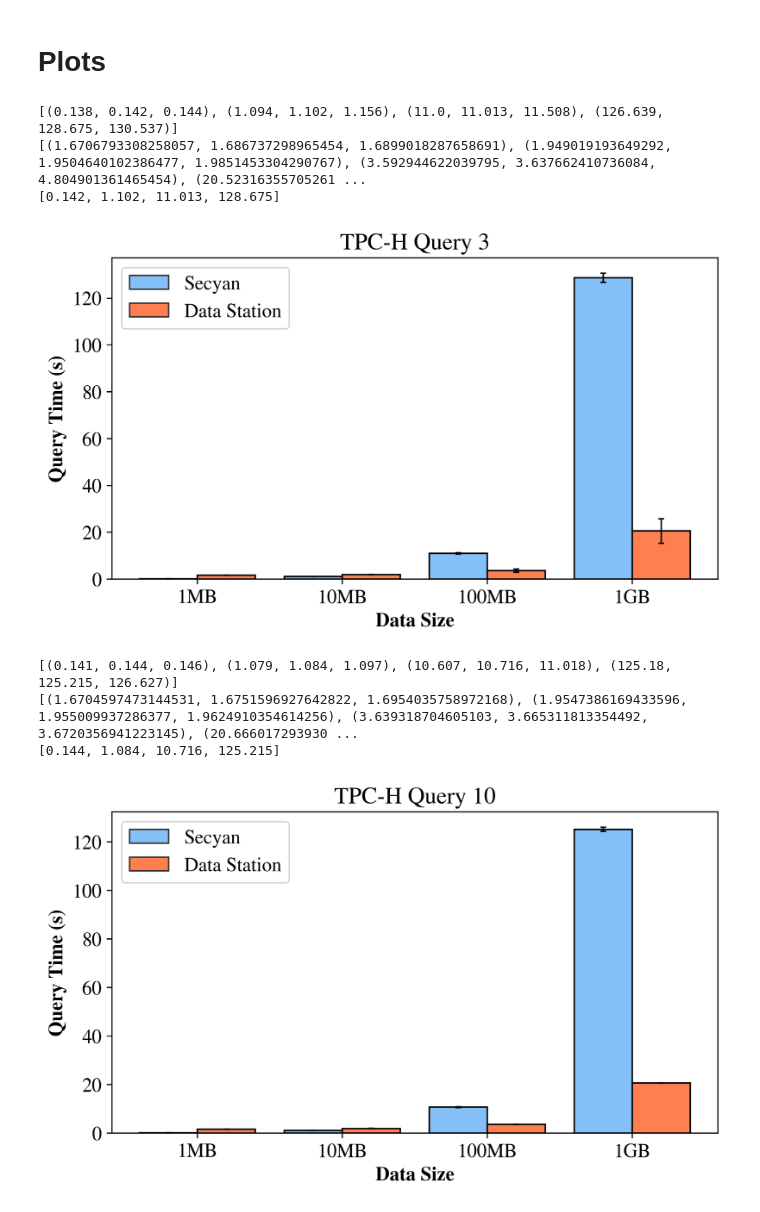
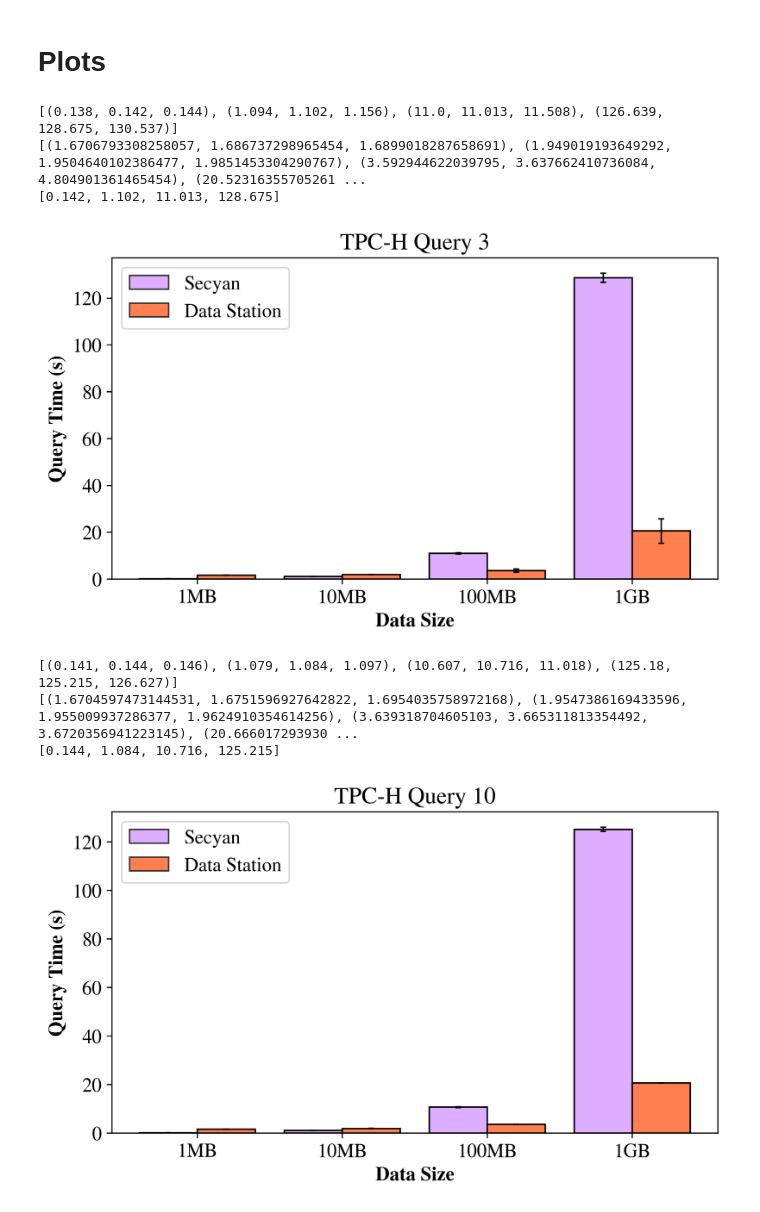
Before and after one commit to TheDataStation/datastation-escrow, a Jupyter notebook: data_comparisons/secyan/secyan_data_parsing.ipynb, the cells around one changed output. Drawn from its saved outputs; the diff is of its cells as text; code cells hidden in the pictures.

```diff
--- a/data_comparisons/secyan/secyan_data_parsing.ipynb
+++ b/data_comparisons/secyan/secyan_data_parsing.ipynb
@@ -171,7 +171,7 @@ plt.bar(x=X_axis-width/2,width=width,height=medians_left,label="Secyan",
 #         # color=colors_right[i],
         edgecolor=[0.2,0.2,0.2],
 #         # hatch="...",
-        color='#85C0F9'
+        color='#DDAEFF'
         )
 
 
@@ -220,7 +220,7 @@ plt.show()
 [(0.138, 0.142, 0.144), (1.094, 1.102, 1.156), (11.0, 11.013, 11.508), (126.639, 128.675, 130.537)]
 [(1.6706793308258057, 1.686737298965454, 1.6899018287658691), (1.949019193649292, 1.9504640102386477, 1.9851453304290767), (3.592944622039795, 3.637662410736084, 4.804901361465454), (20.52316355705261 ...
 [0.142, 1.102, 11.013, 128.675]
-[figure, old version]
+[figure, new version]
 # %%
 # TPC-H Query 10
 data_left = secyan_dict[1]
@@ -256,7 +256,7 @@ plt.bar(x=X_axis-width/2,width=width,height=medians_left,label="Secyan",
 #         # color=colors_right[i],
         edgecolor=[0.2,0.2,0.2],
 #         # hatch="...",
-        color='#85C0F9'
+        color='#DDAEFF'
         )
 
 
@@ -278,34 +278,34 @@ plt.bar(x=X_axis+width/2,width=width,height=medians_right,label="Data Station",
 #         # alpha=0.8,
 #         # label=labels_left[i],
 #         # color='none',
 #         # color=colors_right[i],
         edgecolor=[0.2,0.2,0.2],
 #         # hatch="...",
         color='coral'
         )
 
 plt.bar(x=X_axis+width/2,width=width,height=medians_right,yerr=stdev_right,
         edgecolor='black',
         error_kw={"elinewidth":1,"capsize":2,"capthick":1},
         color='none'
         )
 # plt.yscale("log")
 
 plt.xlabel("Data Size", fontweight="bold")
 plt.ylabel("Query Time (s)", fontweight="bold")
 plt.title("TPC-H Query 10")
 plt.legend()
 
 plt.xticks(X_axis, [col.name for col in data_right])
 
 plt.savefig("q10.pdf", bbox_inches='tight')
 
 plt.show()
 # %% [output]
 [(0.141, 0.144, 0.146), (1.079, 1.084, 1.097), (10.607, 10.716, 11.018), (125.18, 125.215, 126.627)]
 [(1.6704597473144531, 1.6751596927642822, 1.6954035758972168), (1.9547386169433596, 1.955009937286377, 1.9624910354614256), (3.639318704605103, 3.665311813354492, 3.6720356941223145), (20.666017293930 ...
 [0.144, 1.084, 10.716, 125.215]
-[figure, old version]
+[figure, new version]
 # %%
 # TPC-H Query 18
 data_left = secyan_dict[2]
```
Also changed, not shown: parts of 3 cells of this notebook, 7 other files.
